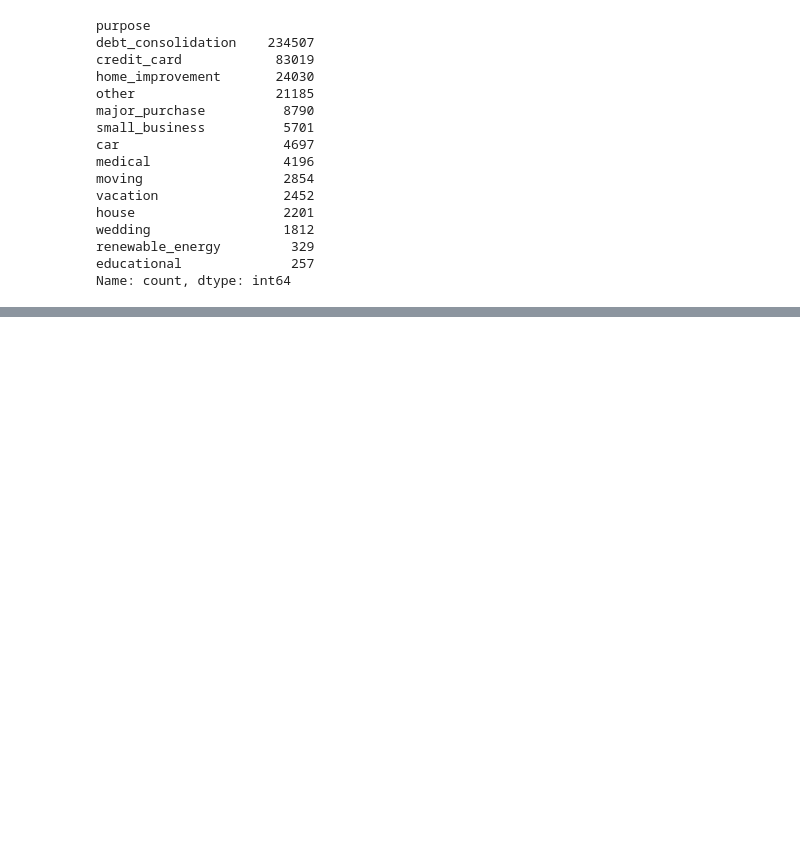
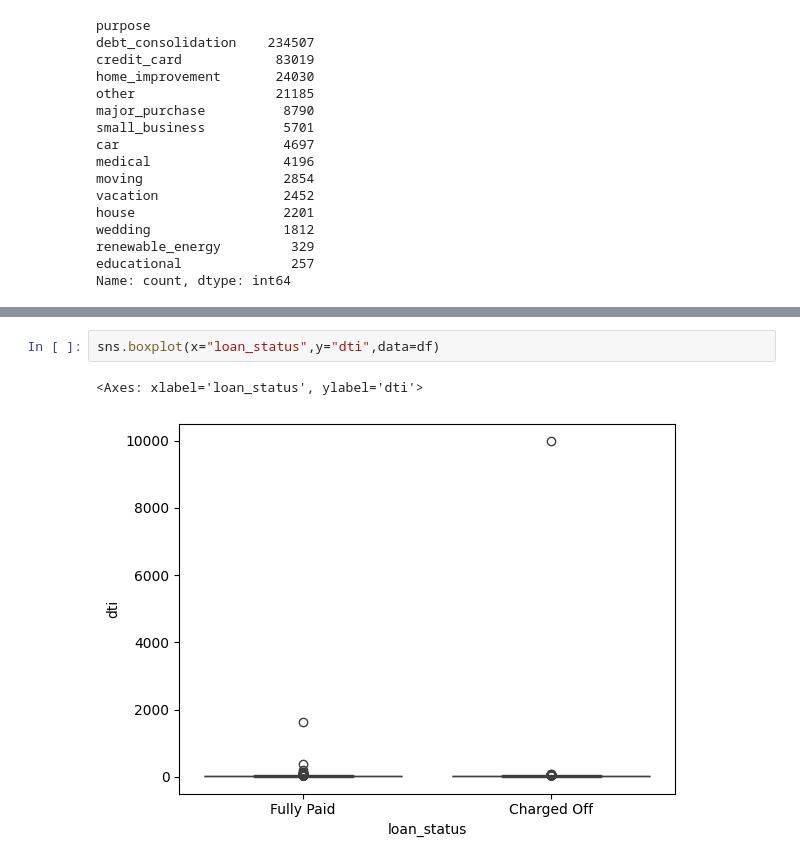
Before and after one commit to Debasishsaha123/Loan-default-prediction-ML-Projects, a Jupyter notebook: data_understanding.ipynb, the cells around one changed output, grey strips where cells are left out. Drawn from its saved outputs; the diff is of its cells as text; blank space fills up the shorter version.

```diff
--- a/data_understanding.ipynb
+++ b/data_understanding.ipynb
@@ -268,0 +281,5 @@ Name: count, dtype: int64
+# %%
+sns.boxplot(x="loan_status",y="dti",data=df)
+# %% [output]
+<Axes: xlabel='loan_status', ylabel='dti'>
+[figure, added]
```
Also changed, not shown: parts of 2 cells of this notebook.
